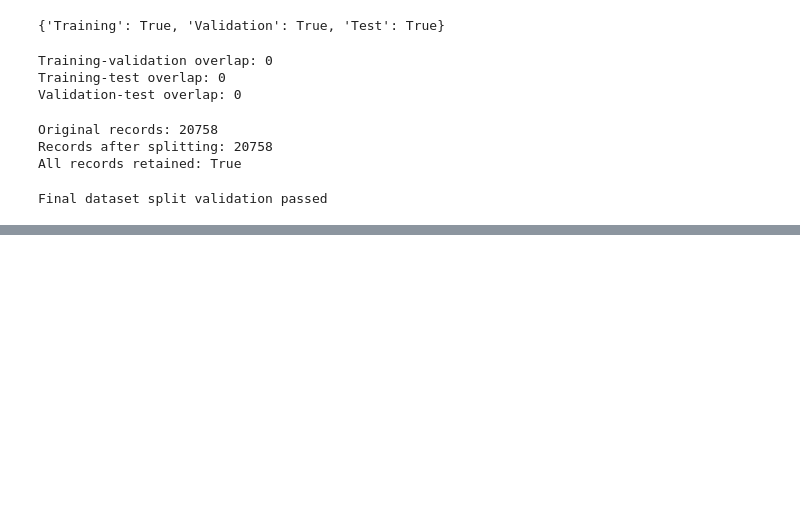
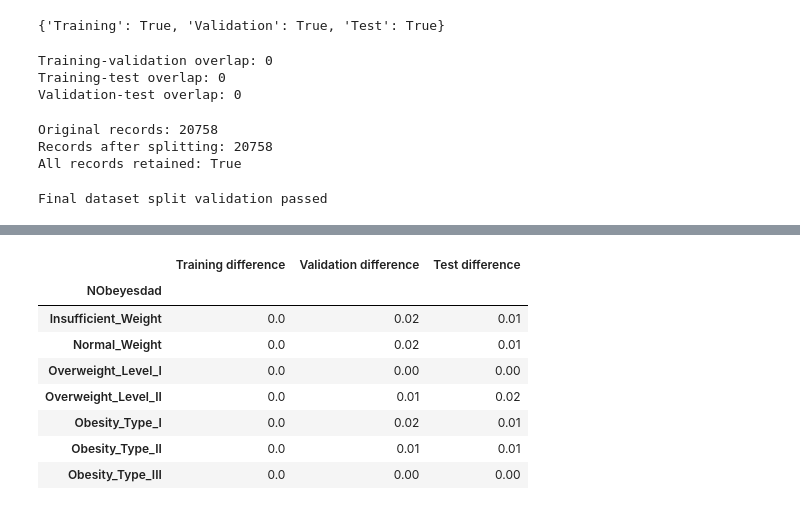
Before and after one commit to SMCodeX7/Obesity-Risk-Intelligence-System, a Jupyter notebook: notebooks/03_preprocessing.ipynb, the cells around one changed output, grey strips where cells are left out. Drawn from its saved outputs; the diff is of its cells as text; code cells hidden in the pictures; blank space fills up the shorter version.

```diff
--- a/notebooks/03_preprocessing.ipynb
+++ b/notebooks/03_preprocessing.ipynb
@@ -499,0 +545,26 @@ Final dataset split validation passed
+# %%
+distribution_differences = pd.DataFrame({
+    "Training difference": (
+        training_distribution - full_distribution
+    ).abs(),
+
+    "Validation difference": (
+        validation_distribution - full_distribution
+    ).abs(),
+
+    "Test difference": (
+        test_distribution - full_distribution
+    ).abs(),
+}).round(2)
+
+distribution_differences
+# %% [output]
+|  | Training difference | Validation difference | Test difference |
+| NObeyesdad |  |  |  |
+| Insufficient_Weight | 0.0 | 0.02 | 0.01 |
+| Normal_Weight | 0.0 | 0.02 | 0.01 |
+| Overweight_Level_I | 0.0 | 0.00 | 0.00 |
+| Overweight_Level_II | 0.0 | 0.01 | 0.02 |
+| Obesity_Type_I | 0.0 | 0.02 | 0.01 |
+| Obesity_Type_II | 0.0 | 0.01 | 0.01 |
+| Obesity_Type_III | 0.0 | 0.00 | 0.00 |
```
Also changed, not shown: parts of 10 cells of this notebook.
